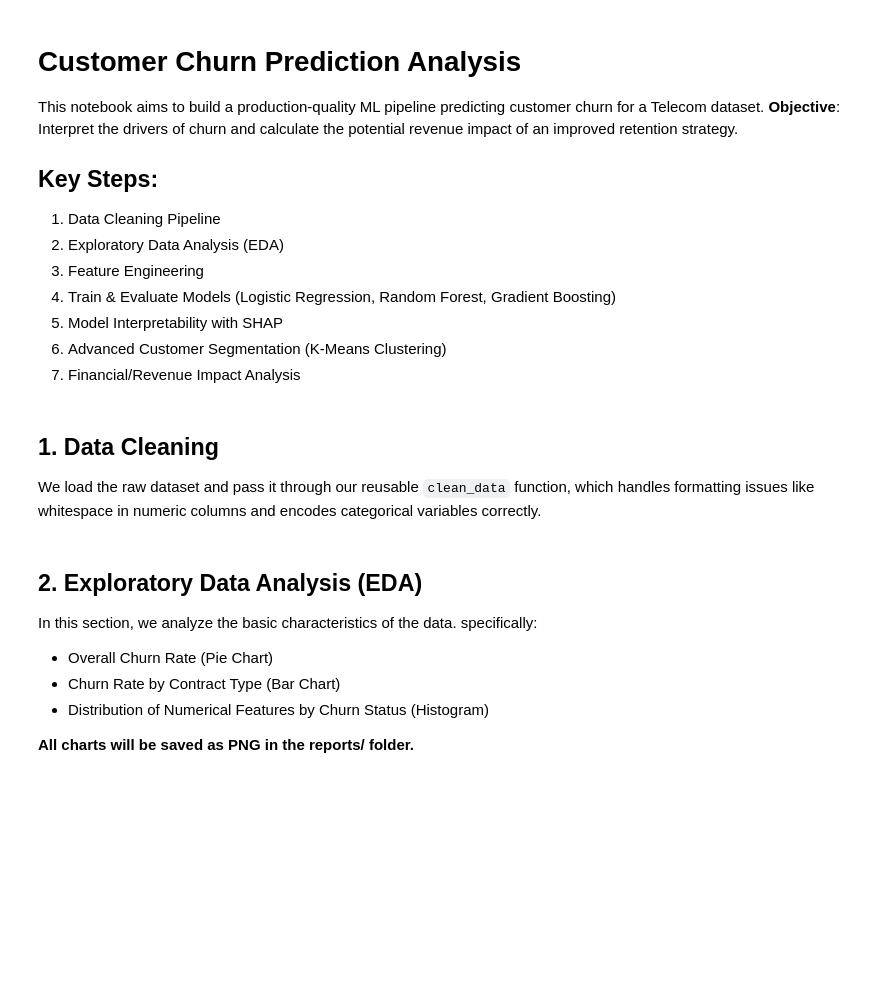
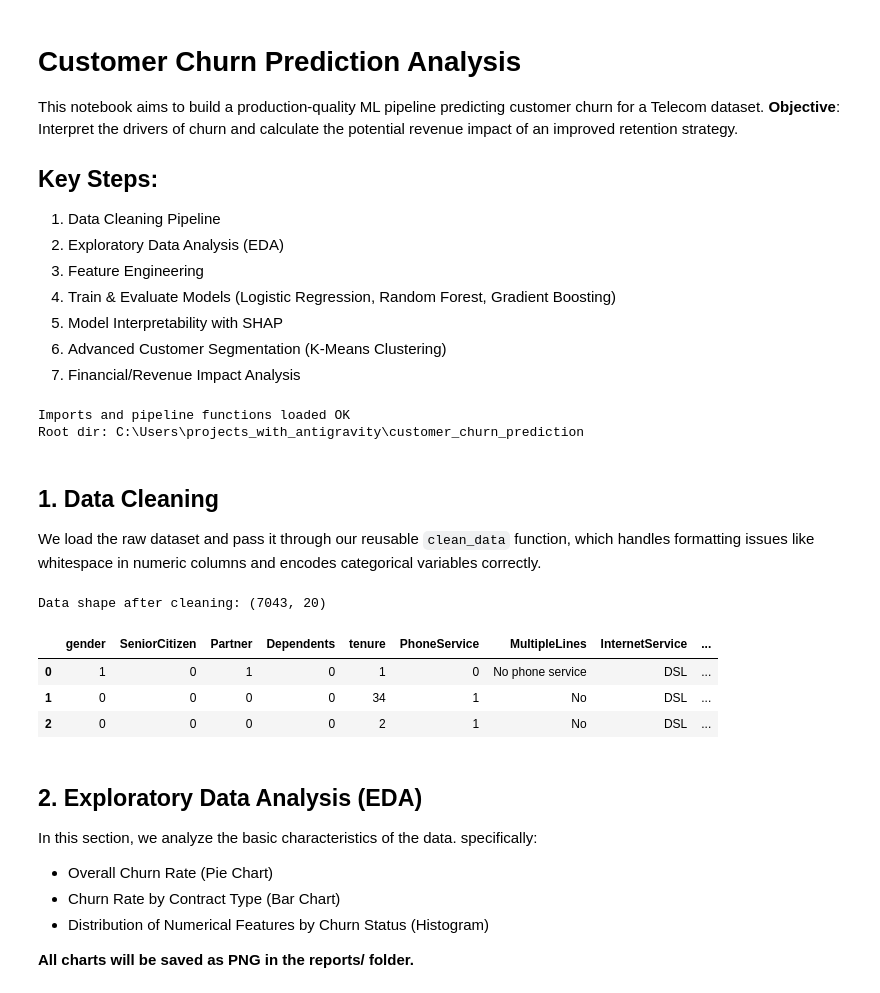
Before and after one commit to manvithsoma1/Customer-Churn-Analysis, a Jupyter notebook: notebooks/churn_analysis.ipynb, the cells around one changed output. Saved outputs shown, nothing was run; the diff lists cells and outputs as text; code cells hidden in the pictures; blank space fills up the shorter version.

```diff
--- a/notebooks/churn_analysis.ipynb
+++ b/notebooks/churn_analysis.ipynb
@@ -26,7 +26,7 @@ from sklearn.cluster import KMeans
 from sklearn.decomposition import PCA
 import shap
 import warnings
-import os
+import os, sys, json, joblib
 
 warnings.filterwarnings('ignore')
 
@@ -34,21 +34,80 @@ warnings.filterwarnings('ignore')
 sns.set_style("whitegrid")
 RED, GREEN, BLUE = '#e74c3c', '#2ecc71', '#3498db'
 
-# Import custom pipeline modules
-import sys
-sys.path.append('..')
-from src.pipeline import clean_data, engineer_features
+# Resolve project root (works in Jupyter and nbconvert)
+try:
+    _nb_path = globals()['__vsc_ipynb_file__']
+except KeyError:
+    _nb_path = os.path.abspath('notebooks')
+root_dir = os.path.abspath(os.path.join(os.path.dirname(_nb_path), '..'))
+reports_dir = os.path.join(root_dir, 'reports')
+os.makedirs(reports_dir, exist_ok=True)
 
-# Create reports dir if not exists
-os.makedirs('../reports', exist_ok=True)
+# ── Inline pipeline functions so no external import is needed ──────────────
+
+def clean_data(df):
+    data = df.copy()
+    data['TotalCharges'] = pd.to_numeric(data['TotalCharges'].replace(' ', np.nan))
+    data['TotalCharges'] = data['TotalCharges'].fillna(0)
+    if 'customerID' in data.columns:
+        data = data.drop(columns=['customerID'])
+    if 'Churn' in data.columns and data['Churn'].dtype == 'object':
+        data['Churn'] = data['Churn'].map({'Yes': 1, 'No': 0})
+    binary_cols = ['gender', 'Partner', 'Dependents', 'PhoneService', 'PaperlessBilling']
+    for col in binary_cols:
+        if col in data.columns and data[col].dtype == 'object':
+            data[col] = data[col].map({'Female': 1, 'Male': 0}) if col == 'gender' else data[col].map({'Yes': 1, 'No': 0})
+    return data
+
+def engineer_features(df):
+    data = df.copy()
+    bins   = [0, 12, 24, 48, 60, np.inf]
+    labels = ['0-1 Year', '1-2 Years', '2-4 Years', '4-5 Years', '5+ Years']
+    data['tenure_group'] = pd.cut(data['tenure'], bins=bins, labels=labels, right=True, include_lowest=True)
+    services = ['PhoneService','MultipleLines','InternetService','OnlineSecurity',
+                'OnlineBackup','DeviceProtection','TechSupport','StreamingTV','StreamingMovies']
+    count = np.zeros(len(data))
+    for s in services:
+        if s in data.columns:
+            count += ((data[s] == 'Yes') | (data[s] == 1)).astype(int)
+    data['num_services'] = count
+    data['is_longterm'] = (data['tenure'] > 24).astype(int)
+    support_cols = ['OnlineSecurity', 'TechSupport']
+    supt_count = np.zeros(len(data))
+    for c in support_cols:
+        if c in data.columns:
+            supt_count += ((data[c] == 'Yes') | (data[c] == 1)).astype(int)
+    data['has_support'] = (supt_count > 0).astype(int)
+    safe_tenure = data['tenure'].replace(0, 1)
+    data['charges_per_month'] = data['TotalCharges'] / safe_tenure
+    charge_bins   = [0, 30, 60, 90, np.inf]
+    charge_labels = ['Low', 'Medium', 'High', 'Very High']
+    data['monthly_charges_bin'] = pd.cut(data['MonthlyCharges'], bins=charge_bins, labels=charge_labels, include_lowest=True)
+    if 'Contract' in data.columns:
+        contract_map = {'Month-to-month': 0, 'One year': 1, 'Two year': 2}
+        data['contract_numeric'] = data['Contract'].map(contract_map)
+        data['tenure_contract_interaction'] = data['tenure'] * data['contract_numeric']
+    return data
+
+print("Imports and pipeline functions loaded OK")
+print("Root dir:", root_dir)
+# %% [output]
+Imports and pipeline functions loaded OK
+Root dir: C:\Users\projects_with_antigravity\customer_churn_prediction
 # %% [markdown]
 ## 1. Data Cleaning
 We load the raw dataset and pass it through our reusable `clean_data` function, which handles formatting issues like whitespace in numeric columns and encodes categorical variables correctly.
 # %%
-df_raw = pd.read_csv('../WA_Fn-UseC_-Telco-Customer-Churn.csv')
+df_raw = pd.read_csv(os.path.join(root_dir, 'WA_Fn-UseC_-Telco-Customer-Churn.csv'))
 df_clean = clean_data(df_raw)
 print("Data shape after cleaning:", df_clean.shape)
 df_clean.head(3)
+# %% [output]
+Data shape after cleaning: (7043, 20)
+|  | gender | SeniorCitizen | Partner | Dependents | tenure | PhoneService | MultipleLines | InternetService | ... |
+| 0 | 1 | 0 | 1 | 0 | 1 | 0 | No phone service | DSL | ... |
+| 1 | 0 | 0 | 0 | 0 | 34 | 1 | No | DSL | ... |
+| 2 | 0 | 0 | 0 | 0 | 2 | 1 | No | DSL | ... |
 # %% [markdown]
 ## 2. Exploratory Data Analysis (EDA)
 In this section, we analyze the basic characteristics of the data. specifically:
```
Also changed, not shown: parts of 8 cells of this notebook, 9 other files.
